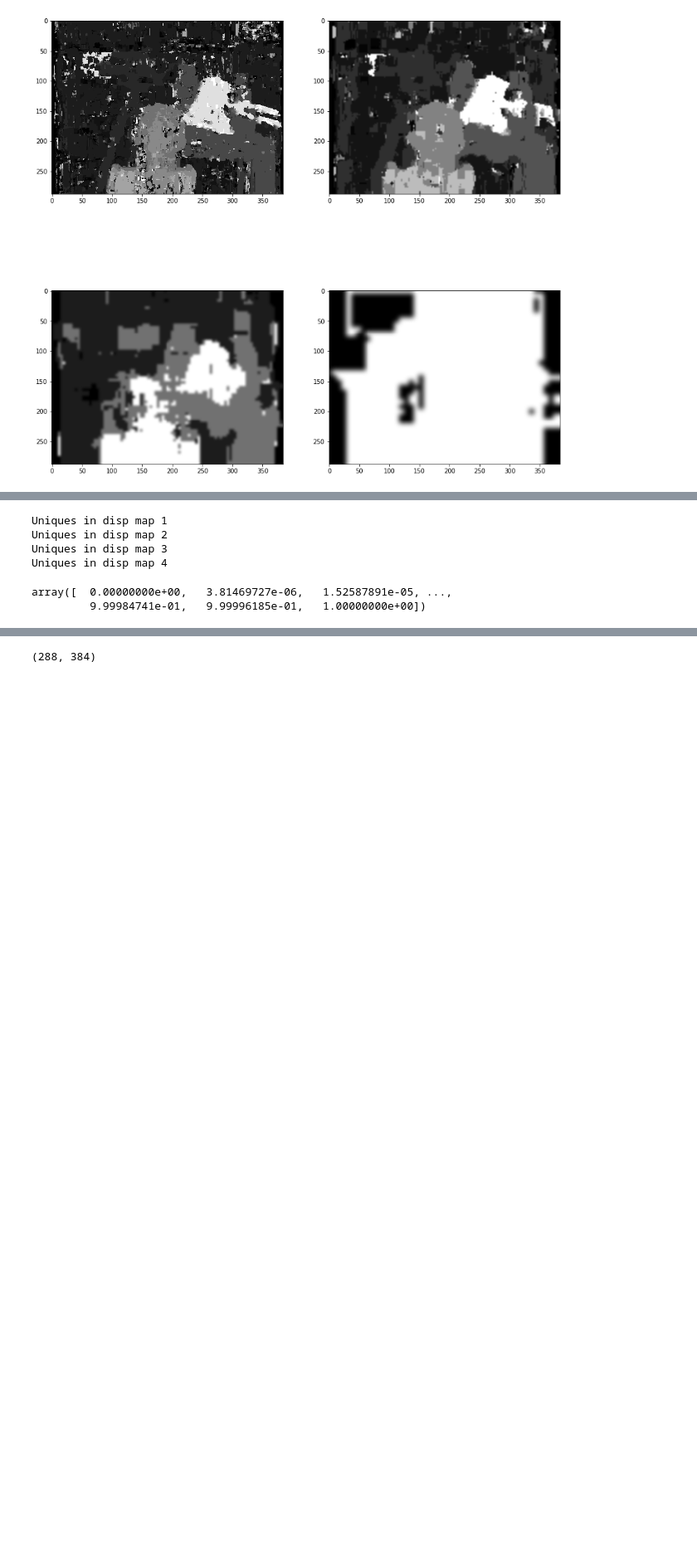
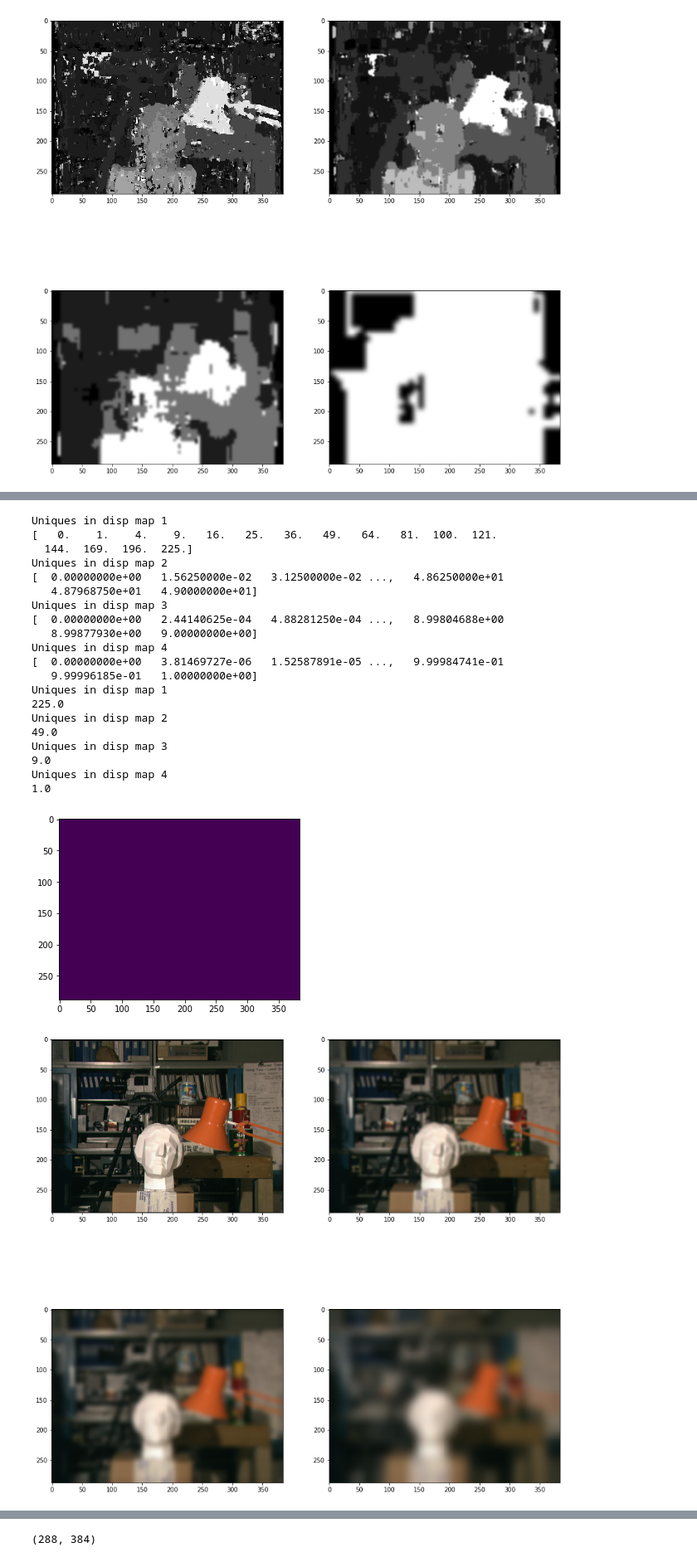
Before and after one commit to l3th0n/VIP_A3, a Jupyter notebook: Assigment3 - Pyramidding-Final.ipynb, the cells around one changed output, grey strips where cells are left out. Shown at 83% size. Drawn from its saved outputs; the diff is of its cells as text; code cells hidden in the pictures; blank space fills up the shorter version.

```diff
--- a/Assigment3 - Pyramidding-Final.ipynb
+++ b/Assigment3 - Pyramidding-Final.ipynb
@@ -265,7 +265,7 @@ def correspondence_upscaled(image1, image2, disparity, wsize):
 
     start = time.clock()
 
-    for y in range(2):#ish[0]):
+    for y in range(100,101):#ish[0]):
         #print(ish)
         patches1, patches2 = hpatches(image1, image2, y)
 
@@ -282,7 +282,7 @@ def correspondence_upscaled(image1, image2, disparity, wsize):
                 r[0] = x - rr
             if x + rr < ish[1]:
                 r[1] = x + rr
-            #print(r)
+            print(r)
             for h in range(r[0],r[1]):
                 ncc = np.correlate(patches1[x]/length, patches2[h])
 
@@ -302,3 +302,10 @@ def correspondence_upscaled(image1, image2, disparity, wsize):
     elapsed = elapsed - start
     print ("Done. Time spent executing correspondence: ", elapsed)
     return result, results_nonsqrd
+# %%
+pyramid_images_img1 = gaussian_pyramid_images(img_01)
+pyramid_images_img2 = gaussian_pyramid_images(img_02)
+
+#print(pyramid_images_img1[0].shape, pyramid_images_img2[0].shape, disparity_images_upscaled.shape)
+
+level2 = correspondence_upscaled(image1_upscaled[3], image2_upscaled[3], disparity_images_upscaled[3], 7)
@@ -305,24 +330,46 @@ def correspondence_upscaled(image1, image2, disparity, wsize):
 # %%
-pyramid_images_img1 = gaussian_pyramid_images(img_01)
-pyramid_images_img2 = gaussian_pyramid_images(img_02)
-
-#print(pyramid_images_img1[0].shape, pyramid_images_img2[0].shape, disparity_images_upscaled.shape)
-
-#level2 = correspondence_upscaled(image1_upscaled[3], image2_upscaled[3], disparity_images_upscaled[3], 7)
+plt.imshow(level2[0])
 
 #level2[0].shape
 print('Uniques in disp map 1')
 print(np.unique(disparity_images_upscaled[0]))
 print('Uniques in disp map 2')
-print(np.unique(disparity_images_upscaled[1])
+print(np.unique(disparity_images_upscaled[1]))
 print('Uniques in disp map 3')
-np.unique(disparity_images_upscaled[2])
+print(np.unique(disparity_images_upscaled[2]))
 print('Uniques in disp map 4')
-np.unique(disparity_images_upscaled[3])
+print(np.unique(disparity_images_upscaled[3]))
+
+print('Uniques in disp map 1')
+print(np.max(disparity_images_upscaled[0]))
+print('Uniques in disp map 2')
+print(np.max(disparity_images_upscaled[1]))
+print('Uniques in disp map 3')
+print(np.max(disparity_images_upscaled[2]))
+print('Uniques in disp map 4')
+print(np.max(disparity_images_upscaled[3]))
+
+plot_images(image1_upscaled)
 # %% [output]
 Uniques in disp map 1
+[   0.    1.    4.    9.   16.   25.   36.   49.   64.   81.  100.  121.
+  144.  169.  196.  225.]
 Uniques in disp map 2
+[  0.00000000e+00   1.56250000e-02   3.12500000e-02 ...,   4.86250000e+01
+   4.87968750e+01   4.90000000e+01]
 Uniques in disp map 3
+[  0.00000000e+00   2.44140625e-04   4.88281250e-04 ...,   8.99804688e+00
+   8.99877930e+00   9.00000000e+00]
 Uniques in disp map 4
+[  0.00000000e+00   3.81469727e-06   1.52587891e-05 ...,   9.99984741e-01
+   9.99996185e-01   1.00000000e+00]
+Uniques in disp map 1
+225.0
+Uniques in disp map 2
+49.0
+Uniques in disp map 3
+9.0
+Uniques in disp map 4
+1.0
-array([  0.00000000e+00,   3.81469727e-06,   1.52587891e-05, ...,
-         9.99984741e-01,   9.99996185e-01,   1.00000000e+00])
+[figure, added]
+[figure, added]
```
Also changed, not shown: parts of 2 cells of this notebook.
